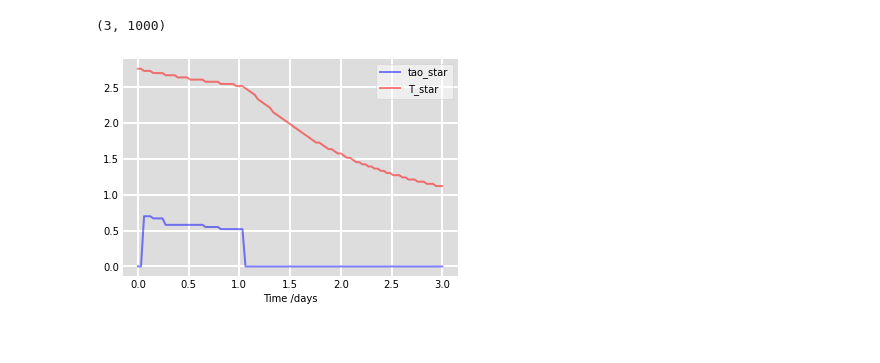
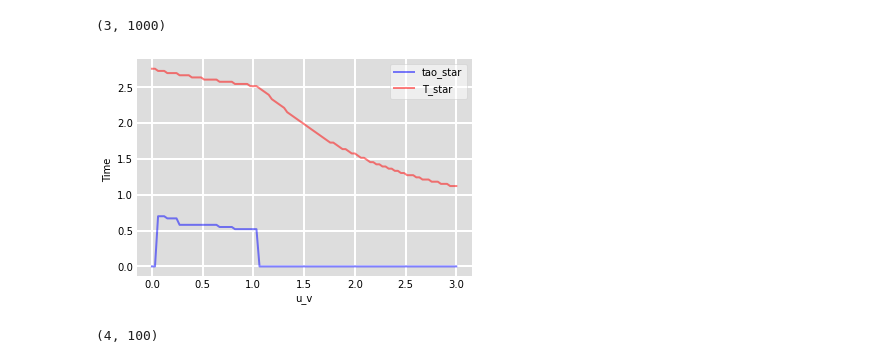
Before and after one commit to Shaier/DINN, a Jupyter notebook: generate_date.ipynb, the cells around one changed output. Drawn from its saved outputs; the diff is of its cells as text; code cells hidden in the pictures.

```diff
--- a/generate_date.ipynb
+++ b/generate_date.ipynb
@@ -15,7 +15,7 @@ beta, mu = 0.0075, 5
 t = np.linspace(0, 3, 100)
 
 # The SIR model differential equations.
-def deriv(y, t, N, beta, mu):
+def deriv(y, t, beta, mu):
     S, I = y
     dSdt = -beta * S * I
     dIdt = beta * S * I - mu * I
@@ -24,7 +24,7 @@ def deriv(y, t, N, beta, mu):
 # Initial conditions vector
 y0 = S0, I0
 # Integrate the SIR equations over the time grid, t.
-ret = odeint(deriv, y0, t, args=(N, beta, mu))
+ret = odeint(deriv, y0, t, args=(beta, mu))
 S, I = ret.T
 
 # Plot the data on two separate curves for S(t), I(t)
@@ -77,7 +77,7 @@ us = np.linspace(0,3, 100) #0.1 step size
 epsilon = 0.5
 
 # The SIR model differential equations.
-def deriv(y, t, N, beta, mu, u, tao):
+def deriv(y, t, beta, mu, u, tao):
     S, I = y
     dSdt = -beta * S * I - u *(t>=tao) * S
     dIdt = beta * S * I - mu * I
@@ -89,7 +89,7 @@ for u in us:
         # Initial conditions vector
         y0 = S0, I0
         # Integrate the SIR equations over the time grid, t.
-        ret = odeint(deriv, y0, t, args=(N, beta, mu, u, tao))
+        ret = odeint(deriv, y0, t, args=(beta, mu, u, tao))
         S, I = ret.T
 
         #Ti is 1st time when I<epsilon
@@ -110,20 +110,20 @@ for u in us:
 # %%
 # Plot the data on two separate curves for S(t), I(t)
 fig = plt.figure(facecolor='w')
 ax = fig.add_subplot(111, facecolor='#dddddd', axisbelow=True)
 ax.plot(t, tao_star_list, 'b', alpha=0.5, lw=2, label='tao_star')
 ax.plot(t, T_star_list, 'r', alpha=0.5, lw=2, label='T_star')
-ax.set_xlabel('Time /days')
-
+ax.set_xlabel('u_v')
+ax.set_ylabel('Time ')
 ax.yaxis.set_tick_params(length=0)
 ax.xaxis.set_tick_params(length=0)
 ax.grid(b=True, which='major', c='w', lw=2, ls='-')
 legend = ax.legend()
 legend.get_frame().set_alpha(0.5)
 for spine in ('top', 'right', 'bottom', 'left'):
     ax.spines[spine].set_visible(False)
 plt.show()
 # %% [output]
-[figure, old version]
+[figure, new version]
 # %%
 #save to csv file
@@ -131 +131,8 @@ b = np.asarray([t, tao_star_list, T_star_list])
 #np.savetxt("tao_data.csv", b, delimiter=",")
+# %%
+'''#load csv file
+from numpy import genfromtxt
+csv_file = genfromtxt('tao_data.csv', delimiter=',')
+csv_file.shape'''
+# %% [output]
+(4, 100)
```
Also changed, not shown: parts of 1 cell of this notebook, 1 other file.
